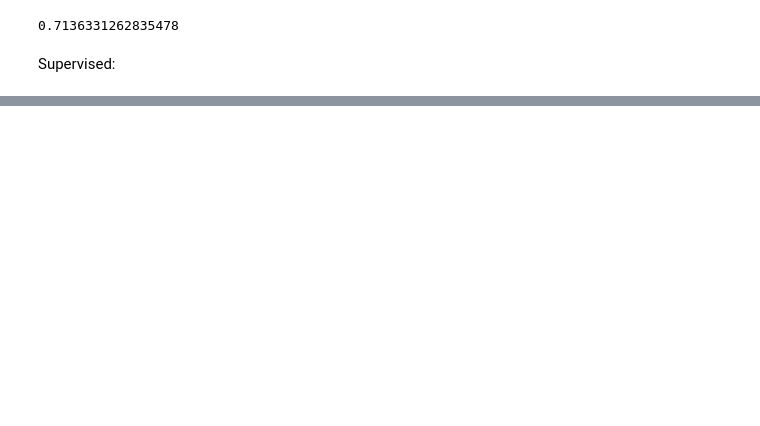
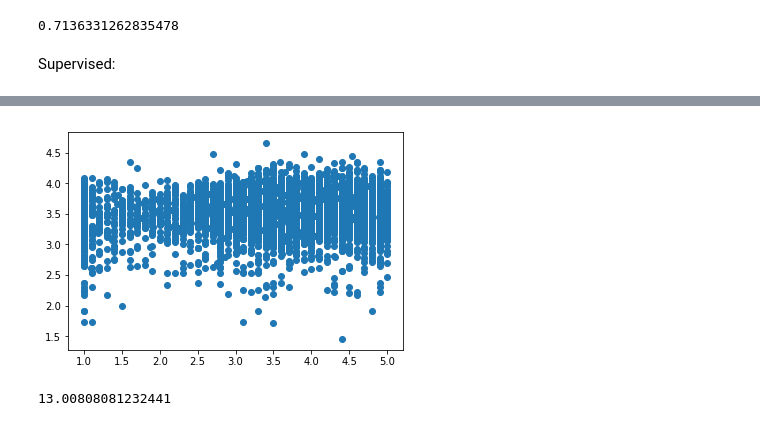
Before and after one commit to jorisvandenbossche/wordembeddings, a Jupyter notebook: sts_sick_supervized.ipynb, the cells around one changed output, grey strips where cells are left out. Drawn from its saved outputs; the diff is of its cells as text; code cells hidden in the pictures; blank space fills up the shorter version.

```diff
--- a/sts_sick_supervized.ipynb
+++ b/sts_sick_supervized.ipynb
@@ -249,0 +361,8 @@ pearsonr(pred_score, relatedness_score_test)[0] * 100
+# %%
+plt.scatter(relatedness_score_test, pred_best);
+# %% [output]
+[figure, added]
+# %%
+pearsonr(pred_best, relatedness_score_test)[0] * 100
+# %% [output]
+13.00808081232441
```
Also changed, not shown: parts of 38 cells of this notebook.
